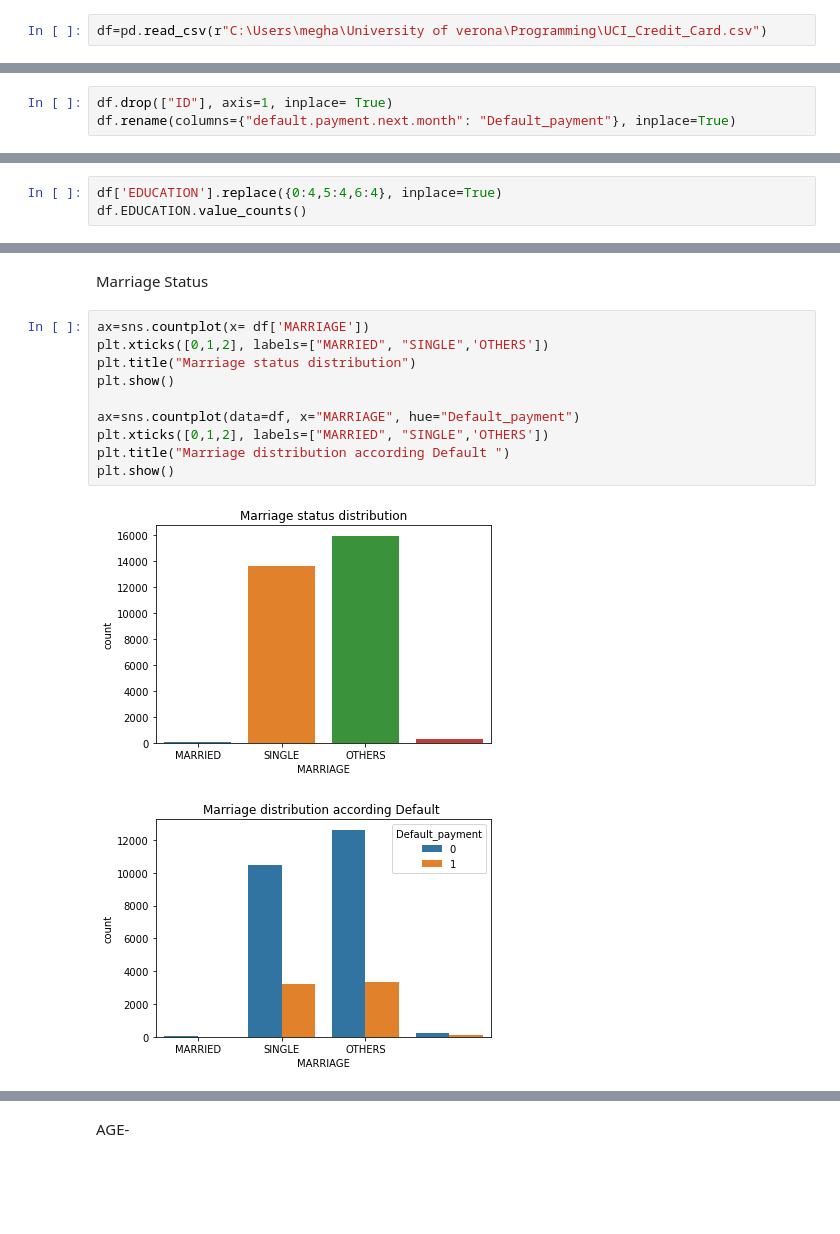
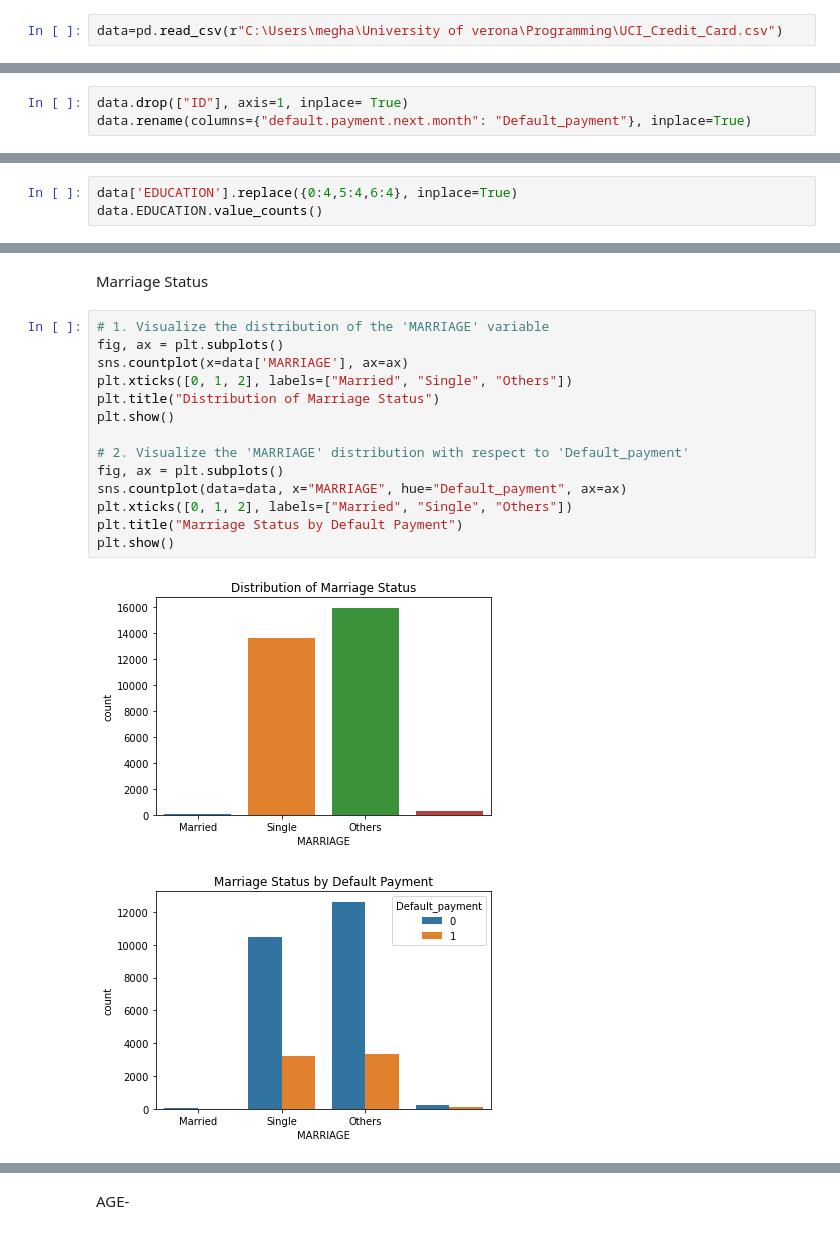
Before and after one commit to Meghana0804/Credit-Card-Default-Prediction, a Jupyter notebook: Default of Credit Card Clients Dataset.ipynb, the cells around one changed output, grey strips where cells are left out. Saved outputs shown, nothing was run; the diff lists cells and outputs as text; blank space fills up the shorter version.

```diff
--- a/Default of Credit Card Clients Dataset.ipynb
+++ b/Default of Credit Card Clients Dataset.ipynb
@@ -9,7 +8,7 @@ import seaborn as sns
 # %% [markdown]
 # Read the data
 # %%
-df=pd.read_csv(r"C:\Users\megha\University of verona\Programming\UCI_Credit_Card.csv")
+data=pd.read_csv(r"C:\Users\megha\University of verona\Programming\UCI_Credit_Card.csv")
 # %% [markdown]
 # Data Preprocessing
 # %%
@@ -95,4 +94,4 @@ Drop ID and rename "default.payment.next.month" as Default_payment
 # %%
-df.drop(["ID"], axis=1, inplace= True)
-df.rename(columns={"default.payment.next.month": "Default_payment"}, inplace=True)
+data.drop(["ID"], axis=1, inplace= True)
+data.rename(columns={"default.payment.next.month": "Default_payment"}, inplace=True)
 # %%
@@ -109,8 +108,8 @@ EDUCATION FEATURE:
 EDUCATION: (1=graduate school, 2=university, 3=high school, 4=others, 5=unknown, 6=unknown)
 category 4,5,6 and 0 can Group into class 4
 # %%
-df['EDUCATION'].replace({0:4,5:4,6:4}, inplace=True)
-df.EDUCATION.value_counts()
+data['EDUCATION'].replace({0:4,5:4,6:4}, inplace=True)
+data.EDUCATION.value_counts()
 # %% [output]
 2    14030
 1    10585
@@ -193,16 +199,20 @@ plt.show()
 # %% [markdown]
 Marriage Status
 # %%
-ax=sns.countplot(x= df['MARRIAGE'])
-plt.xticks([0,1,2], labels=["MARRIED", "SINGLE",'OTHERS'])
-plt.title("Marriage status distribution")
+# 1. Visualize the distribution of the 'MARRIAGE' variable
+fig, ax = plt.subplots()
+sns.countplot(x=data['MARRIAGE'], ax=ax)
+plt.xticks([0, 1, 2], labels=["Married", "Single", "Others"])
+plt.title("Distribution of Marriage Status")
 plt.show()
 
-ax=sns.countplot(data=df, x="MARRIAGE", hue="Default_payment")
-plt.xticks([0,1,2], labels=["MARRIED", "SINGLE",'OTHERS'])
-plt.title("Marriage distribution according Default ")
+# 2. Visualize the 'MARRIAGE' distribution with respect to 'Default_payment'
+fig, ax = plt.subplots()
+sns.countplot(data=data, x="MARRIAGE", hue="Default_payment", ax=ax)
+plt.xticks([0, 1, 2], labels=["Married", "Single", "Others"])
+plt.title("Marriage Status by Default Payment")
 plt.show()
 # %% [output]
-[figure, old version]
+[figure, new version]
-[figure, old version]
+[figure, new version]
 # %%
```
Also changed, not shown: parts of 41 cells of this notebook.
